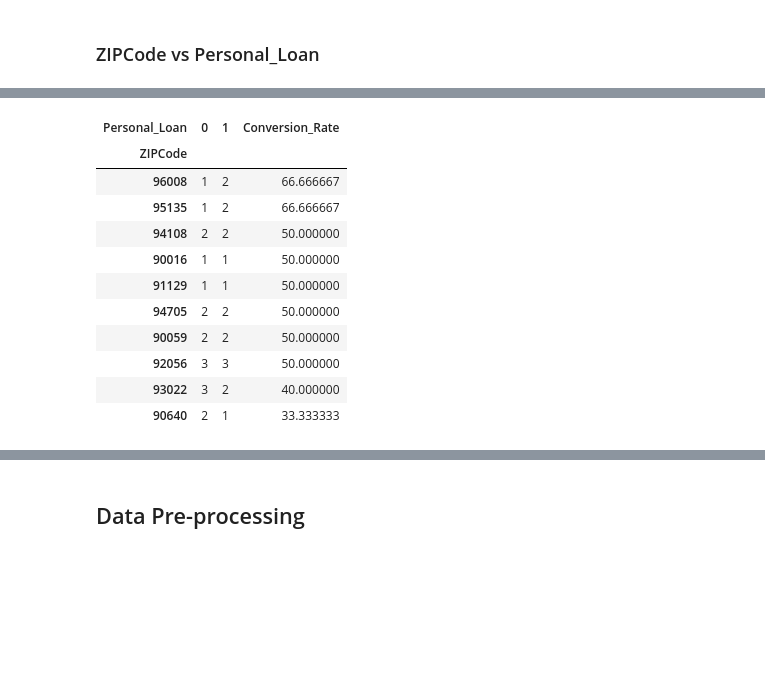
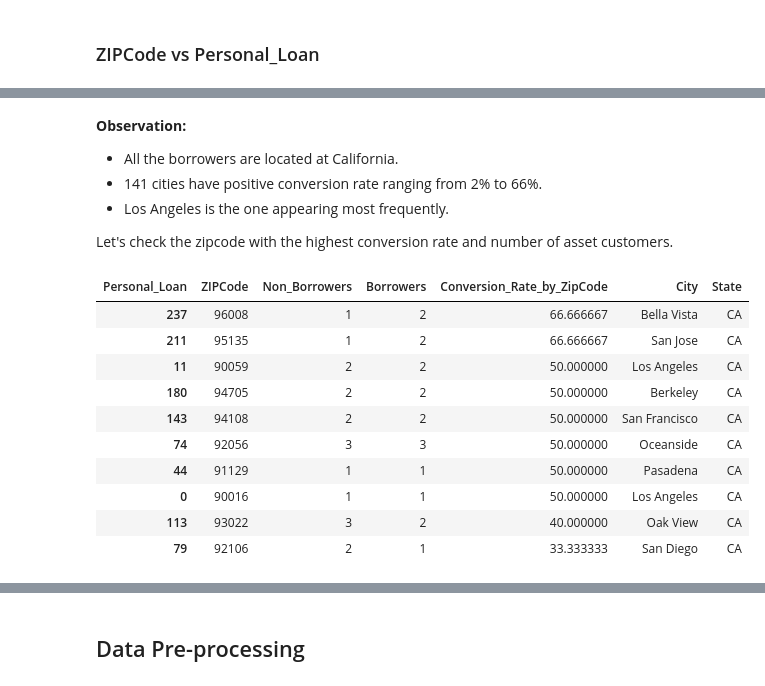
Before and after one commit to liangym2014/Data-science-and-machine-learning, a Jupyter notebook: 3.Personal_Loan_Campaign_Solution.ipynb, the cells around one changed output, grey strips where cells are left out. Saved outputs shown, nothing was run; the diff lists cells and outputs as text; code cells hidden in the pictures; blank space fills up the shorter version.

```diff
--- a/3.Personal_Loan_Campaign_Solution.ipynb
+++ b/3.Personal_Loan_Campaign_Solution.ipynb
@@ -438,0 +427,6 @@ Out of 467 areas, only 238 areas have positive conversion rate.
+# %%
+# a dataframe summarize relationship between zip code(location) and conversion rate
+zipcode_cr = pd.crosstab(index = df.ZIPCode, columns = df.Personal_Loan)
+
+print("Out of " + str(zipcode_cr.shape[0]) + " zip codes, only " + str(len(zipcode_cr[zipcode_cr[1] > 0]))  \
+      + " zip codes have sucessful conversion.")
@@ -438,0 +439,22 @@ Out of 467 areas, only 238 areas have positive conversion rate.
+# %%
+zipcode_cr = zipcode_cr[zipcode_cr[1] > 0]  # only include zip codes with borrowers
+zipcode_cr.rename(columns = {1: "Borrowers", 0: "Non_Borrowers"}, inplace = True)  # rename columns
+zipcode_cr['Conversion_Rate_by_ZipCode'] = 100 * zipcode_cr["Borrowers"] / (zipcode_cr["Borrowers"] + \
+                                                                            zipcode_cr["Non_Borrowers"])  # compute conversion rate
+zipcode_cr.reset_index(inplace = True)
+# %%
+# connect zipcode to city and state
+zc = ZipCodeDatabase()
+city = []
+state = []
+unknown = []   # zip code not found in ZipCodeDatabase
+for i, x in enumerate(zipcode_cr.ZIPCode):
+    if x not in zc:
+        city.append(np.nan)
+        state.append(np.nan)
+        unknown.append((i, x))
+    else:
+        city.append(zc[x].city)
+        state.append(zc[x].state)
+
+print("zip codes not found: ", unknown)
@@ -438,0 +463,8 @@ Out of 467 areas, only 238 areas have positive conversion rate.
+# %%
+city[105] = "Irvine"   # hard code city and state of the above zip codes
+state[105] = "CA"
+
+zipcode_cr["City"] = city
+zipcode_cr["State"] = state
+
+zipcode_cr.head()
@@ -439,16 +489,22 @@ Out of 467 areas, only 238 areas have positive conversion rate.
+# %% [markdown]
+**Observation:**
+- All the borrowers are located at California.
+- 141 cities have positive conversion rate ranging from 2% to 66%.
+- Los Angeles is the one appearing most frequently.
+
+Let's check the zipcode with the highest conversion rate and number of asset customers.
 # %%
-Conversion_Rate_df.sort_values(by = 'Conversion_Rate', ascending = False).head(10)  # top 10 zip codes with the highest conversion rate of borrowers
+zipcode_cr.sort_values(by = 'Conversion_Rate_by_ZipCode', ascending = False).head(10)  # top 10 zip codes with the highest conversion rate
 # %% [output]
-| Personal_Loan | 0 | 1 | Conversion_Rate |
-| ZIPCode |  |  |  |
-| 96008 | 1 | 2 | 66.666667 |
-| 95135 | 1 | 2 | 66.666667 |
-| 94108 | 2 | 2 | 50.000000 |
-| 90016 | 1 | 1 | 50.000000 |
-| 91129 | 1 | 1 | 50.000000 |
-| 94705 | 2 | 2 | 50.000000 |
-| 90059 | 2 | 2 | 50.000000 |
-| 92056 | 3 | 3 | 50.000000 |
-| 93022 | 3 | 2 | 40.000000 |
-| 90640 | 2 | 1 | 33.333333 |
+| Personal_Loan | ZIPCode | Non_Borrowers | Borrowers | Conversion_Rate_by_ZipCode | City | State |
+| 237 | 96008 | 1 | 2 | 66.666667 | Bella Vista | CA |
+| 211 | 95135 | 1 | 2 | 66.666667 | San Jose | CA |
+| 11 | 90059 | 2 | 2 | 50.000000 | Los Angeles | CA |
+| 180 | 94705 | 2 | 2 | 50.000000 | Berkeley | CA |
+| 143 | 94108 | 2 | 2 | 50.000000 | San Francisco | CA |
+| 74 | 92056 | 3 | 3 | 50.000000 | Oceanside | CA |
+| 44 | 91129 | 1 | 1 | 50.000000 | Pasadena | CA |
+| 0 | 90016 | 1 | 1 | 50.000000 | Los Angeles | CA |
+| 113 | 93022 | 3 | 2 | 40.000000 | Oak View | CA |
+| 79 | 92106 | 2 | 1 | 33.333333 | San Diego | CA |
 # %%
```
Also changed, not shown: parts of 31 cells of this notebook.
